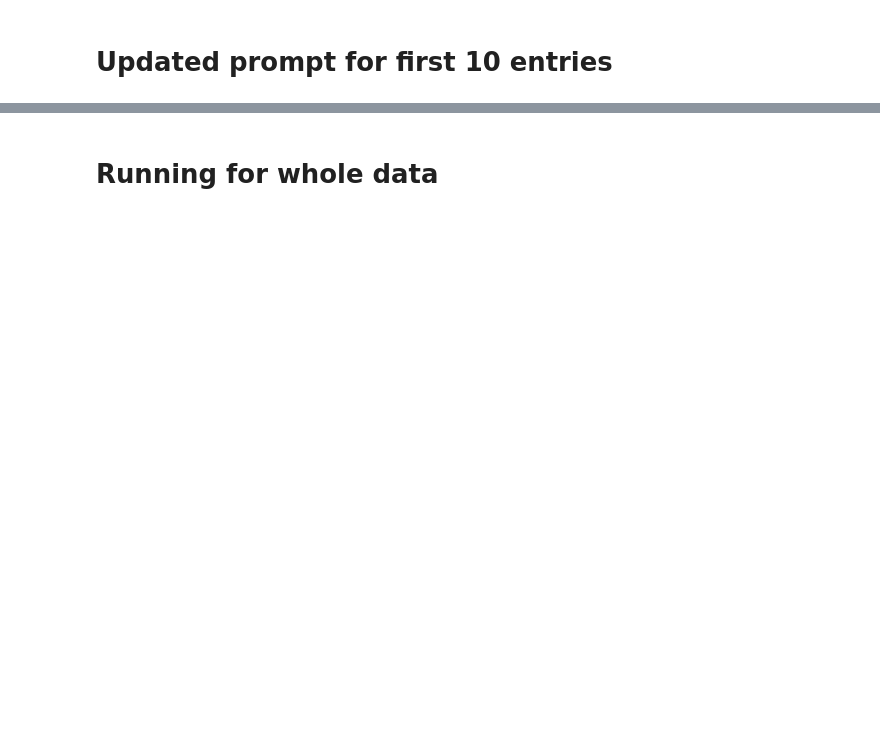
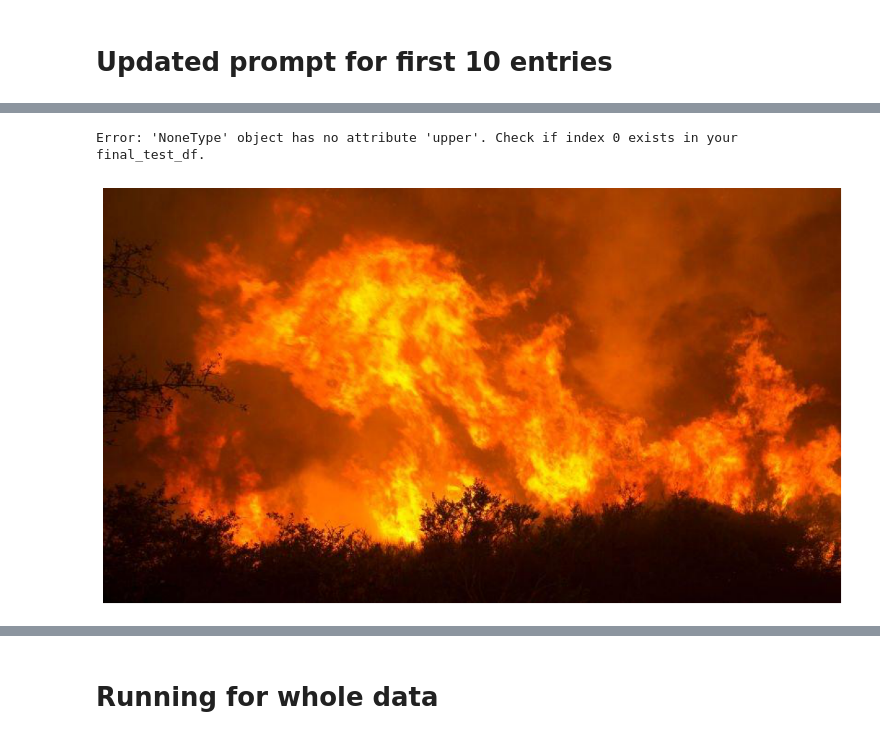
Before and after one commit to Data-Mining-Project-Group/crisisMMDplusplus, a Jupyter notebook: Phase2_LLM_Annotation_CrisisMMD_PlusPlus.ipynb, the cells around one changed output, grey strips where cells are left out. Saved outputs shown, nothing was run; the diff lists cells and outputs as text; code cells hidden in the pictures; blank space fills up the shorter version.

```diff
--- a/Phase2_LLM_Annotation_CrisisMMD_PlusPlus.ipynb
+++ b/Phase2_LLM_Annotation_CrisisMMD_PlusPlus.ipynb
@@ -636,34 +560,37 @@ def display_benchmark_comparison_v3(df, index):
             return f"({float(val):.2f})" if pd.notna(val) else "(N/A)"
 
         # 2. Construct the Detailed Title
         title_text = (
             f"INDEX: {index} | RELATIONSHIP: {row.get('relationship_llm', 'N/A').upper()} {fmt_conf(row.get('rel_conf'))}\n"
             f"{'-'*90}\n"
             f"IMAGE CAT | HUMAN: {row.get('image_human', 'N/A'):<30} | LLM: {row.get('image_llm', 'N/A')} {fmt_conf(row.get('image_llm_conf'))}\n"
             f"TEXT CAT  | HUMAN: {row.get('text_human', 'N/A'):<30} | LLM: {row.get('text_llm', 'N/A')} {fmt_conf(row.get('text_llm_conf'))}\n"
             f"DAMAGE    | HUMAN: {row.get('image_damage', 'N/A'):<30} | LLM: {row.get('image_damage_llm', 'N/A')} {fmt_conf(row.get('image_damage_llm_conf'))}"
         )
 
         plt.title(title_text, fontsize=10, fontweight='bold', family='monospace', loc='left', pad=35)
 
         # 3. Print Metadata & Reasoning
         print("="*100)
         print(f" TWEET TEXT: {row.get('tweet_text', 'N/A')}")
         print("-" * 100)
         print(f" LLM REASONING: {row.get('rel_reasoning', 'N/A')}")
         print(f" BOX COORDS: {row.get('box_2d', 'N/A')} | EVIDENCE: {row.get('evidence_type', 'N/A')}")
         print(f" QUALITY: Blur: {row.get('img_blur', '0')}/5 | Darkness: {row.get('img_darkness', '0')}/5 | Occlusion: {row.get('img_occlusion', '0')}/5")
         print("="*100)
 
         plt.show()
 
     except Exception as e:
         print(f"Error: {e}. Check if index {index} exists in your final_test_df.")
 
 # Run the display on your test batch
 
 
-display_benchmark_comparison_v3(final_test_df, 2)
+display_benchmark_comparison_v3(final_test_df, 0)
+# %% [output]
+Error: 'NoneType' object has no attribute 'upper'. Check if index 0 exists in your final_test_df.
+[figure, added]
 # %%
 final_test_df.head()
 # %% [output]
```
Also changed, not shown: parts of 38 cells of this notebook, 16 other files.
